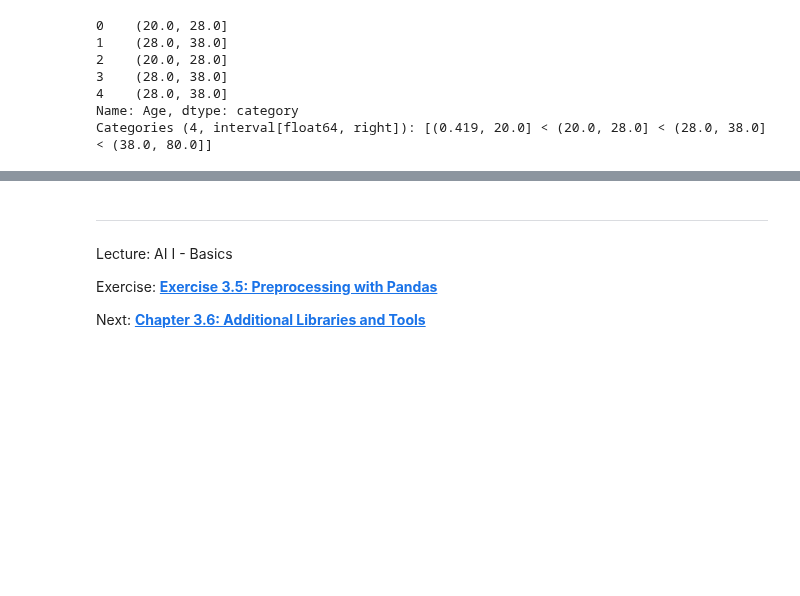
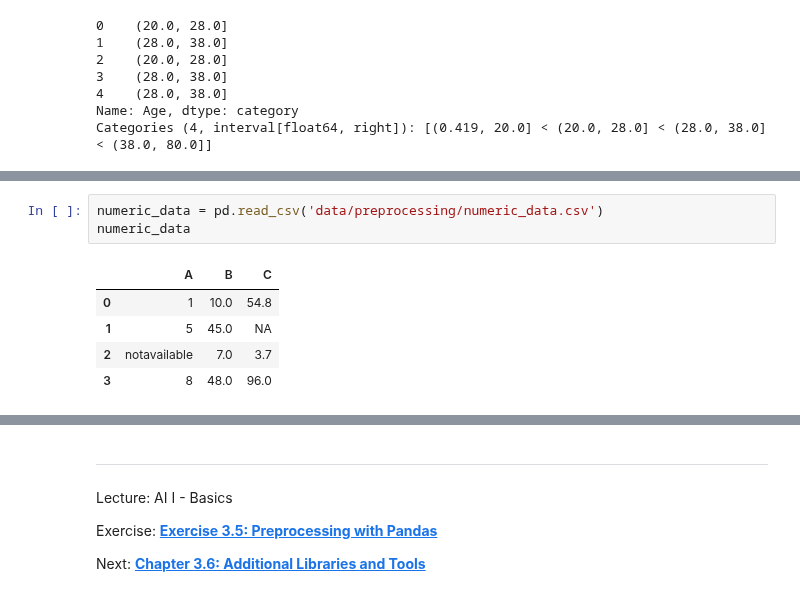
Before and after one commit to iLuckyW/lecture-ai-basics, a Jupyter notebook: chapter/03_data/05_preprocessing.ipynb, the cells around one changed output, grey strips where cells are left out. Saved outputs shown, nothing was run; the diff lists cells and outputs as text; blank space fills up the shorter version.

Commit message:
feat: add chapter for pandas preprocessing

```diff
--- a/chapter/03_data/05_preprocessing.ipynb
+++ b/chapter/03_data/05_preprocessing.ipynb
@@ -852,0 +858,9 @@ Categories (4, interval[float64, right]): [(0.419, 20.0] < (20.0, 28.0] < (28.0,
+# %%
+numeric_data = pd.read_csv('data/preprocessing/numeric_data.csv')
+numeric_data
+# %% [output]
+|  | A | B | C |
+| 0 | 1 | 10.0 | 54.8 |
+| 1 | 5 | 45.0 | NA |
+| 2 | notavailable | 7.0 | 3.7 |
+| 3 | 8 | 48.0 | 96.0 |
```
Also changed, not shown: parts of 13 cells of this notebook.
